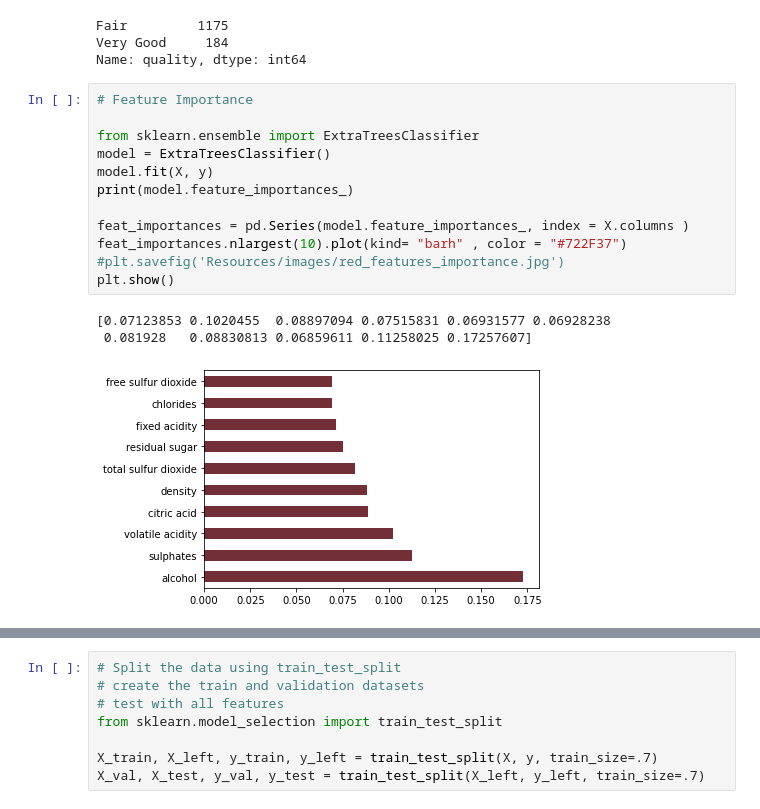
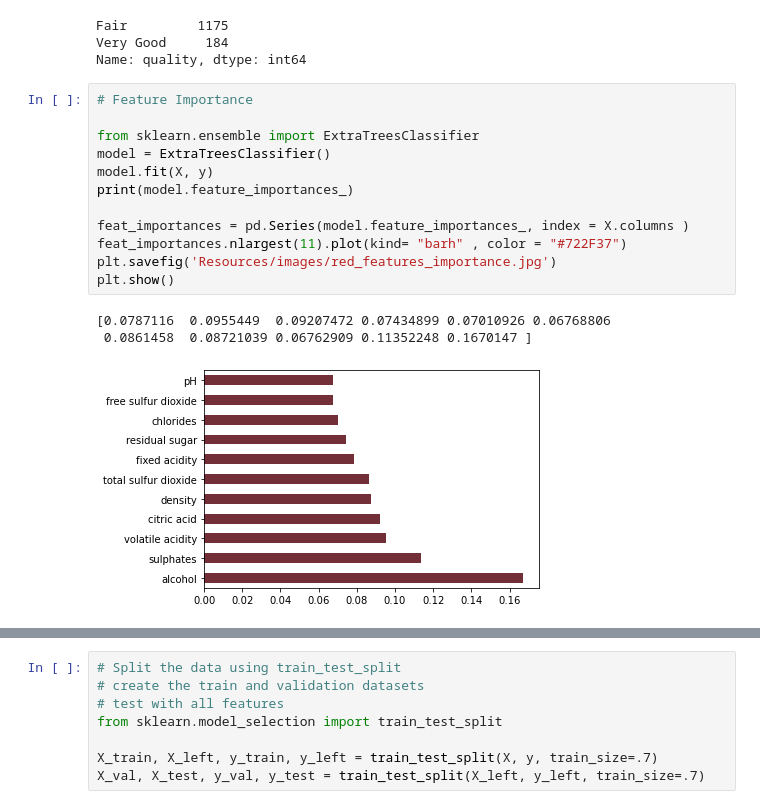
Before and after one commit to josiedeleon/Final-Project, a Jupyter notebook: SVM_red.ipynb, the cells around one changed output, grey strips where cells are left out. Drawn from its saved outputs; the diff is of its cells as text.

```diff
--- a/SVM_red.ipynb
+++ b/SVM_red.ipynb
@@ -129,19 +129,19 @@ Name: quality, dtype: int64
 # %%
 # Feature Importance
 
 from sklearn.ensemble import ExtraTreesClassifier
 model = ExtraTreesClassifier()
 model.fit(X, y)
 print(model.feature_importances_)
 
 feat_importances = pd.Series(model.feature_importances_, index = X.columns )
-feat_importances.nlargest(10).plot(kind= "barh" , color = "#722F37")
-#plt.savefig('Resources/images/red_features_importance.jpg')
+feat_importances.nlargest(11).plot(kind= "barh" , color = "#722F37")
+plt.savefig('Resources/images/red_features_importance.jpg')
 plt.show()
 # %% [output]
-[0.07123853 0.1020455  0.08897094 0.07515831 0.06931577 0.06928238
- 0.081928   0.08830813 0.06859611 0.11258025 0.17257607]
+[0.0787116  0.0955449  0.09207472 0.07434899 0.07010926 0.06768806
+ 0.0861458  0.08721039 0.06762909 0.11352248 0.1670147 ]
-[figure, old version]
+[figure, new version]
 # %%
 feat_importances.sort_values(ascending=False)
 # %% [output]
```
Also changed, not shown: parts of 54 cells of this notebook, 13 other files.
